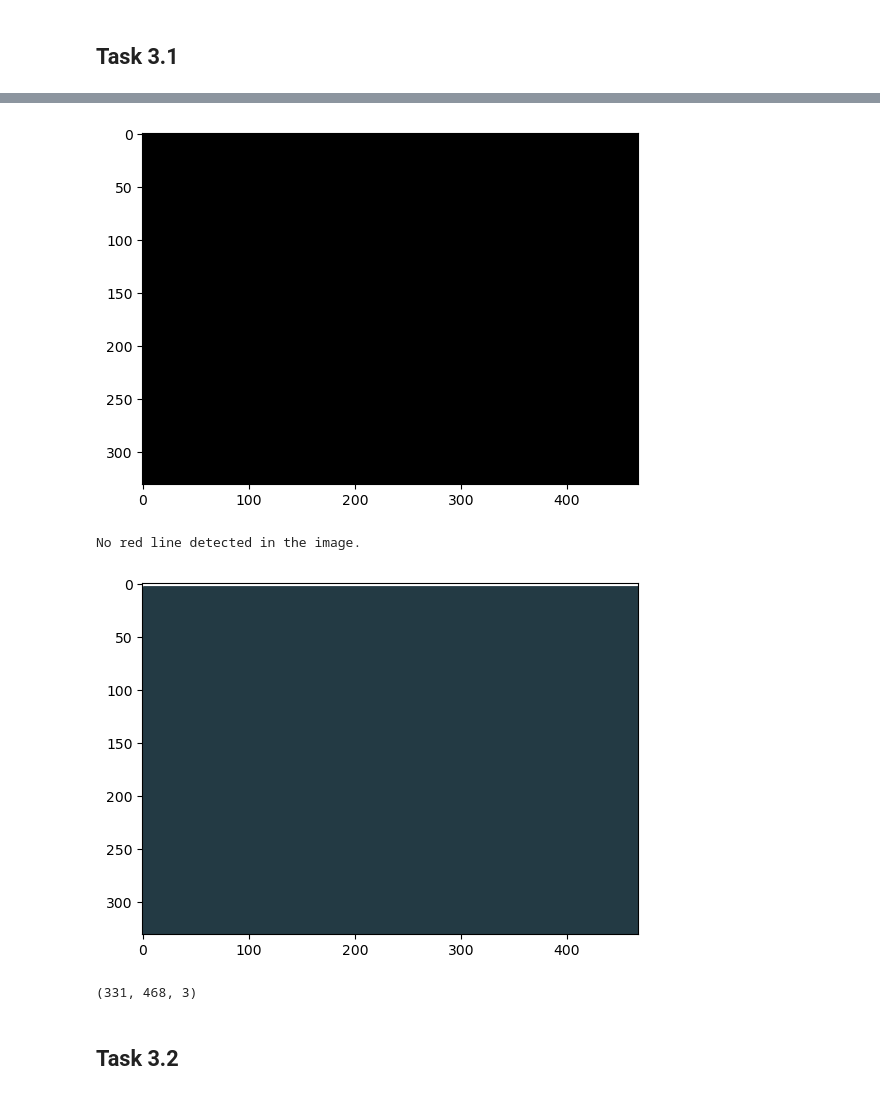
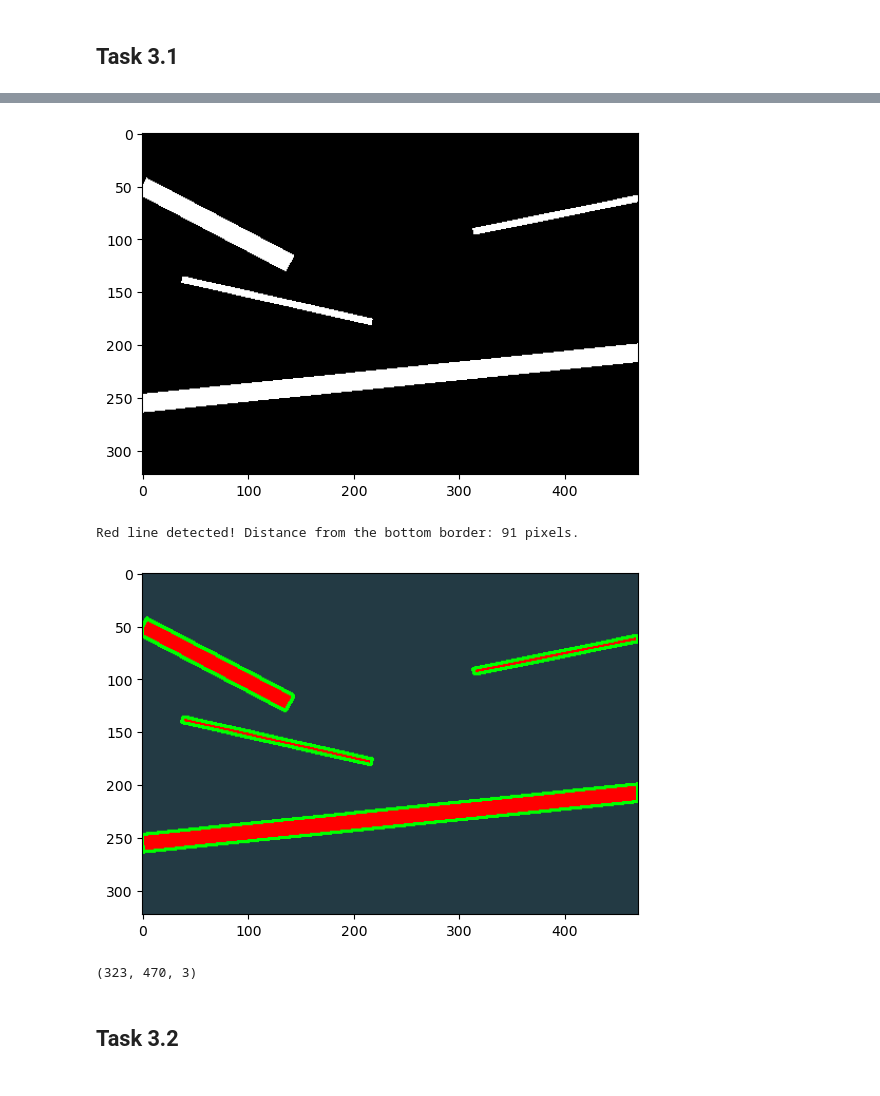
Before and after one commit to jooshelpy/Image1_task, a Jupyter notebook: task3.ipynb, the cells around one changed output, grey strips where cells are left out. Saved outputs shown, nothing was run; the diff lists cells and outputs as text; code cells hidden in the pictures.

```diff
--- a/task3.ipynb
+++ b/task3.ipynb
@@ -25,7 +25,7 @@ def displayImages(img1,img2):
 # %% [markdown]
 ## Task 3.1
 # %%
-image = cv.imread('./task-assets/Screenshot 2023-09-03 143520.png')
+image = cv.imread('./task-assets/Screenshot 2023-09-03 143627.png')
 
 display_img(image)
 
@@ -46,10 +46,12 @@ for contour in contours:
     # Get the bounding box of the contour
     # x -> top left corner // y -> top left corner// w -> width of the bounding rectangle // h -> height ....
     x, y, w, h = cv.boundingRect(contour)
+
     # Calculate the distance from the bottom border
     distance = image.shape[0] - (2*y+ h)//2
+
     # Check if this is the closest red line to the bottom
-    if distance_from_bottom == -1 or distance > distance_from_bottom:
+    if distance_from_bottom == -1 or distance < distance_from_bottom:
         distance_from_bottom = distance
 
 # Check if a red line was found
@@ -58,7 +60,6 @@ if distance_from_bottom != -1:
 else:
     print("No red line detected in the image.")
 
-# Display the image with the detected contours (for visualization)
 cv.drawContours(image, contours, -1, (0, 255, 0), 2)
 display_img(image)
 
@@ -68,7 +69,7 @@ image.shape
-[figure, old version]
+[figure, new version]
-No red line detected in the image.
+Red line detected! Distance from the bottom border: 91 pixels.
-[figure, old version]
+[figure, new version]
-(331, 468, 3)
+(323, 470, 3)
 # %%
 import tkinter as tk
 from tkinter import colorchooser
```
Also changed, not shown: parts of 2 cells of this notebook.
